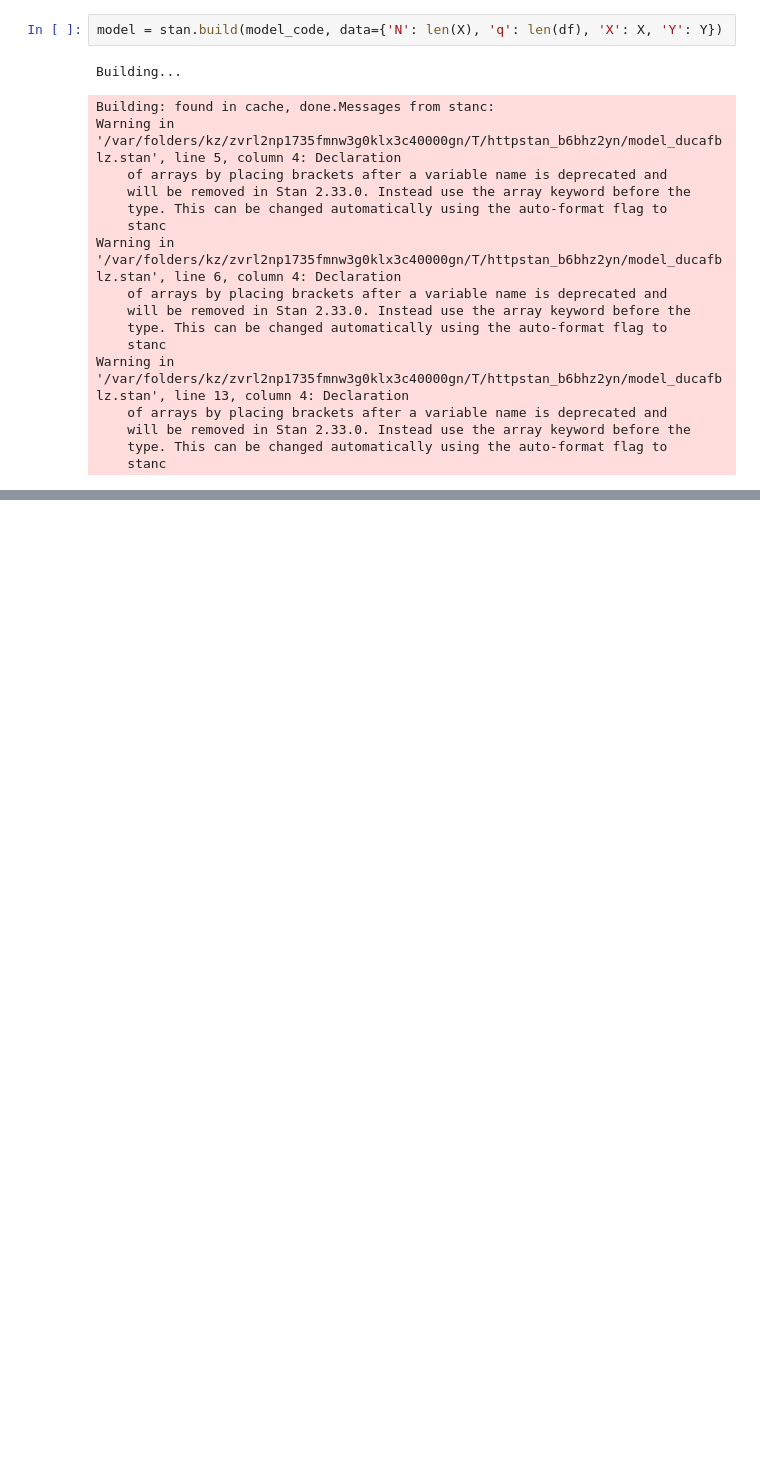
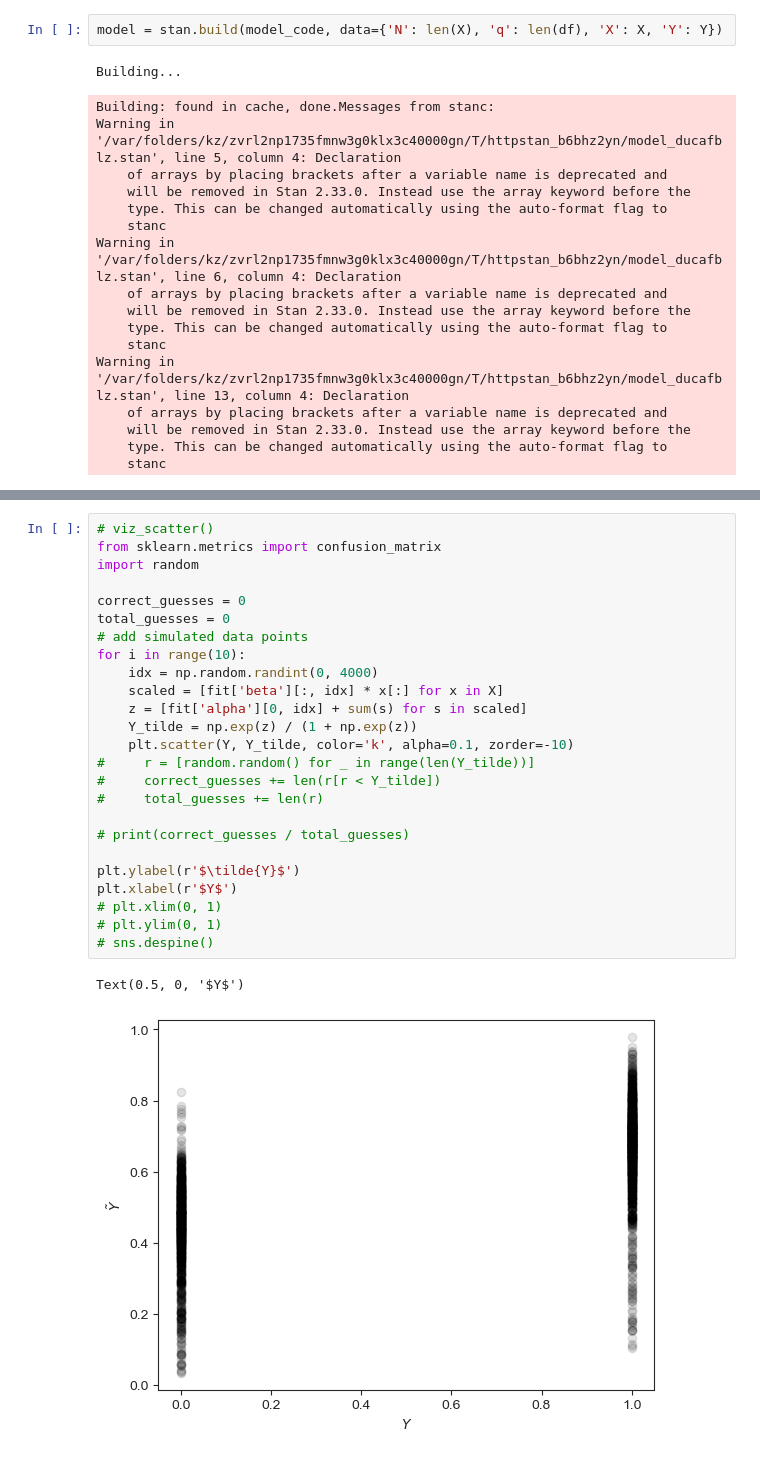
Before and after one commit to CamLunn/Bayesian-Logistic-Regression-Kidney-Disease, a Jupyter notebook: model_notebook_1.ipynb, the cells around one changed output, grey strips where cells are left out. Cells and saved outputs as stored; diff of their text form; blank space fills up the shorter version.

```diff
--- a/model_notebook_1.ipynb
+++ b/model_notebook_1.ipynb
@@ -192,0 +246,28 @@ NameError: name 'az' is not defined
+# %%
+# viz_scatter()
+from sklearn.metrics import confusion_matrix
+import random
+
+correct_guesses = 0
+total_guesses = 0
+# add simulated data points
+for i in range(10):
+    idx = np.random.randint(0, 4000)
+    scaled = [fit['beta'][:, idx] * x[:] for x in X]
+    z = [fit['alpha'][0, idx] + sum(s) for s in scaled]
+    Y_tilde = np.exp(z) / (1 + np.exp(z))
+    plt.scatter(Y, Y_tilde, color='k', alpha=0.1, zorder=-10)
+#     r = [random.random() for _ in range(len(Y_tilde))]
+#     correct_guesses += len(r[r < Y_tilde])
+#     total_guesses += len(r)
+
+# print(correct_guesses / total_guesses)
+
+plt.ylabel(r'$\tilde{Y}$')
+plt.xlabel(r'$Y$')
+# plt.xlim(0, 1)
+# plt.ylim(0, 1)
+# sns.despine()
+# %% [output]
+Text(0.5, 0, '$Y$')
+[figure, added]
```
Also changed, not shown: parts of 14 cells of this notebook.
